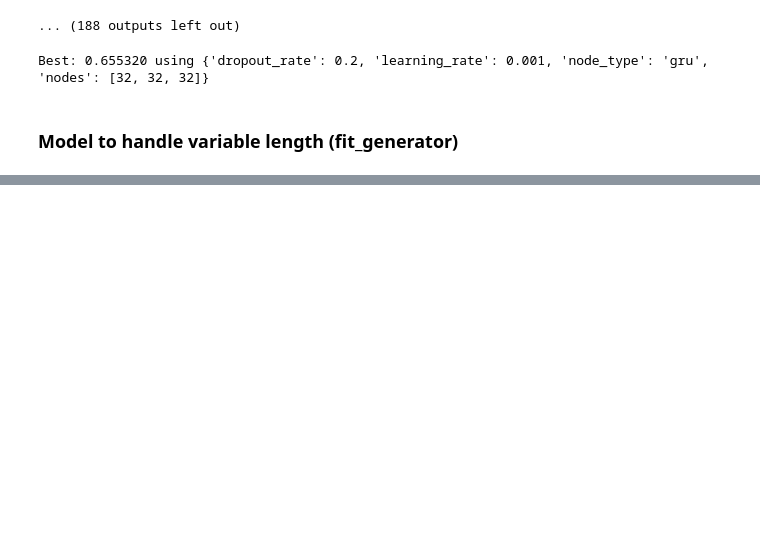
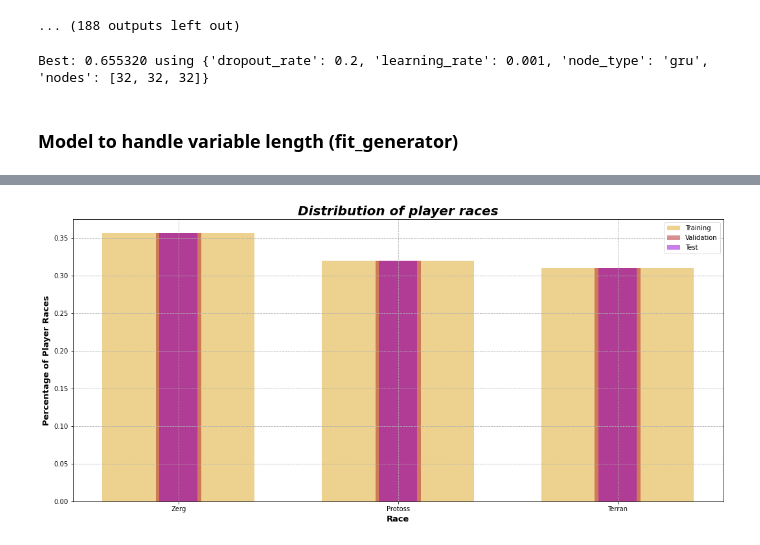
Before and after one commit to jared-a-lloyd/sc2-modeling, a Jupyter notebook: Notebook 3 - Event Data Analysis and Modeling.ipynb, the cells around one changed output, grey strips where cells are left out. Saved outputs shown, nothing was run; the diff lists cells and outputs as text; code cells hidden in the pictures; blank space fills up the shorter version.

```diff
--- a/Notebook 3 - Event Data Analysis and Modeling.ipynb
+++ b/Notebook 3 - Event Data Analysis and Modeling.ipynb
@@ -1049,0 +1224,35 @@ Name: filehash, Length: 3003, dtype: int64
+# %%
+# plot the distribution of races for each dataset
+plt.figure()
+
+for i, filehashes in enumerate(list_of_filehash_lists):
+    # create a mask for the filehashes
+    mask = spawningtool_df['filehash'].isin(filehashes)
+
+    # get the count of player1 races
+    race_counts = spawningtool_df.loc[
+        mask, 'player1_race'
+    ].value_counts()
+    # add the count of player2 races
+    race_counts += spawningtool_df.loc[mask, 'player2_race'].value_counts()
+
+    # divide by the number of players
+    race_counts /= len(filehashes)*2
+
+    # plot as a bar
+    plt.bar(
+        race_counts.index.values,
+        height=race_counts.values,
+        width=len(filehashes)/spawningtool_df.shape[0],
+        color=list(COLOR_DICT.values())[i],
+        label=labels[i],
+        alpha=0.5
+    )
+
+plt.legend()
+plt.title('Distribution of player races', style='italic')
+plt.xlabel('Race')
+plt.ylabel('Percentage of Player Races')
+plt.show()
+# %% [output]
+[figure, added]
```
Also changed, not shown: parts of 28 cells of this notebook, 8 other files.
